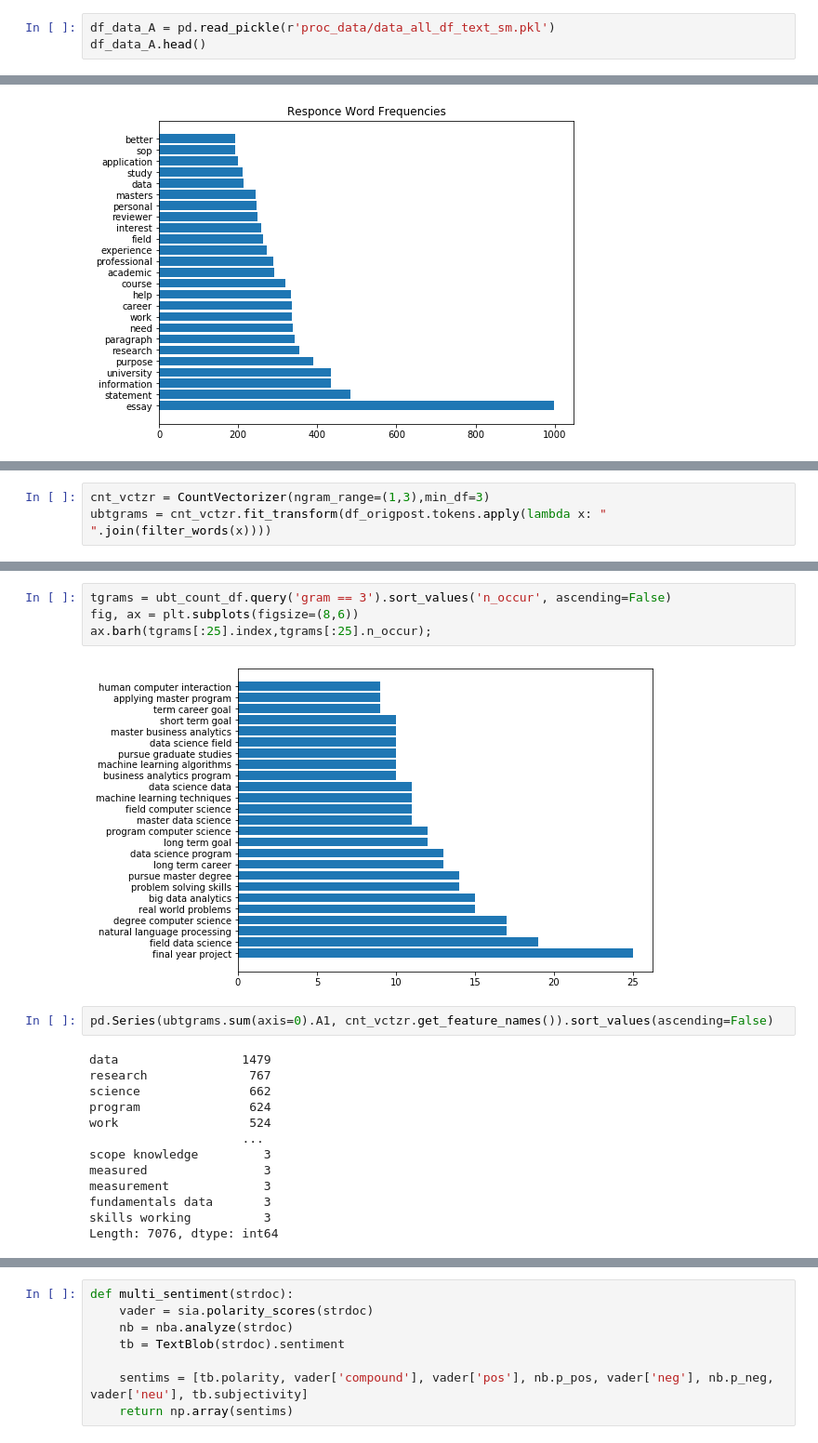
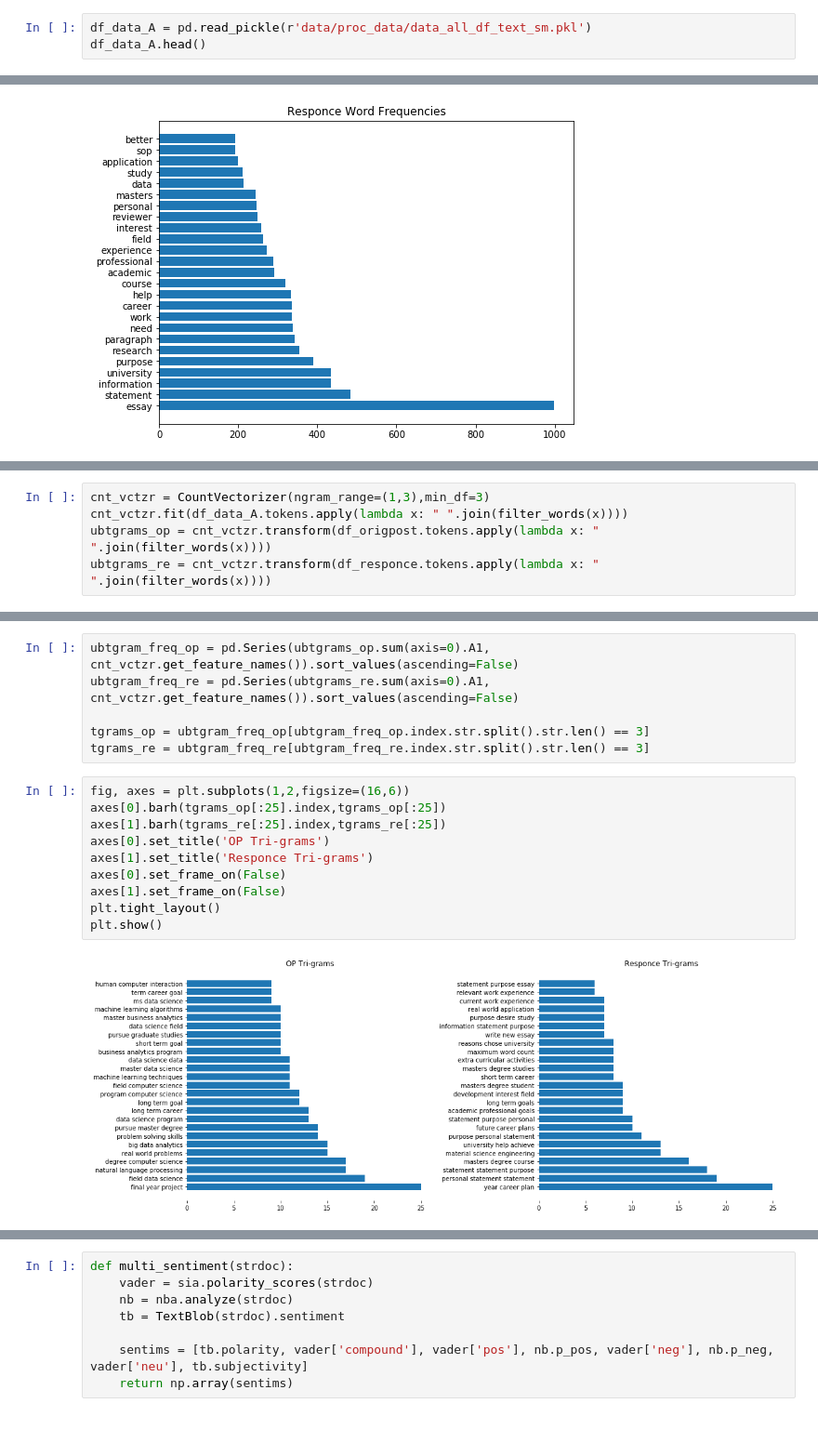
Before and after one commit to Rypo/grad-statement-analysis, a Jupyter notebook: prelim_analysis.ipynb, the cells around one changed output, grey strips where cells are left out. Shown at 93% size. Drawn from its saved outputs; the diff is of its cells as text.

```diff
--- a/prelim_analysis.ipynb
+++ b/prelim_analysis.ipynb
@@ -224,7 +216,7 @@ Have a look at some basic statistics
 # %% [markdown]
 Starting small, lets just have a quick look at the most common words used in across all statements.
 # %%
-df_data_A = pd.read_pickle(r'proc_data/data_all_df_text_sm.pkl')
+df_data_A = pd.read_pickle(r'data/proc_data/data_all_df_text_sm.pkl')
 df_data_A.head()
 # %% [output]
 |  | doc_id | url_id | user_id | seqnum | post_content | tokens |
@@ -297,3 +295,5 @@ plt.show()
 # %%
 cnt_vctzr = CountVectorizer(ngram_range=(1,3),min_df=3)
-ubtgrams = cnt_vctzr.fit_transform(df_origpost.tokens.apply(lambda x: " ".join(filter_words(x))))
+cnt_vctzr.fit(df_data_A.tokens.apply(lambda x: " ".join(filter_words(x))))
+ubtgrams_op = cnt_vctzr.transform(df_origpost.tokens.apply(lambda x: " ".join(filter_words(x))))
+ubtgrams_re = cnt_vctzr.transform(df_responce.tokens.apply(lambda x: " ".join(filter_words(x))))
@@ -319,21 +300,18 @@ ubt_count_df
-# %%
-tgrams = ubt_count_df.query('gram == 3').sort_values('n_occur', ascending=False)
-fig, ax = plt.subplots(figsize=(8,6))
-ax.barh(tgrams[:25].index,tgrams[:25].n_occur);
-# %% [output]
-[figure, removed]
-# %%
-pd.Series(ubtgrams.sum(axis=0).A1, cnt_vctzr.get_feature_names()).sort_values(ascending=False)
-# %% [output]
-data                 1479
-research              767
-science               662
-program               624
-work                  524
-                     ...
-scope knowledge         3
-measured                3
-measurement             3
-fundamentals data       3
-skills working          3
-Length: 7076, dtype: int64
+# %%
+ubtgram_freq_op = pd.Series(ubtgrams_op.sum(axis=0).A1, cnt_vctzr.get_feature_names()).sort_values(ascending=False)
+ubtgram_freq_re = pd.Series(ubtgrams_re.sum(axis=0).A1, cnt_vctzr.get_feature_names()).sort_values(ascending=False)
+
+tgrams_op = ubtgram_freq_op[ubtgram_freq_op.index.str.split().str.len() == 3]
+tgrams_re = ubtgram_freq_re[ubtgram_freq_re.index.str.split().str.len() == 3]
+# %%
+fig, axes = plt.subplots(1,2,figsize=(16,6))
+axes[0].barh(tgrams_op[:25].index,tgrams_op[:25])
+axes[1].barh(tgrams_re[:25].index,tgrams_re[:25])
+axes[0].set_title('OP Tri-grams')
+axes[1].set_title('Responce Tri-grams')
+axes[0].set_frame_on(False)
+axes[1].set_frame_on(False)
+plt.tight_layout()
+plt.show()
+# %% [output]
+[figure, added]
```
Also changed, not shown: parts of 35 cells of this notebook.
